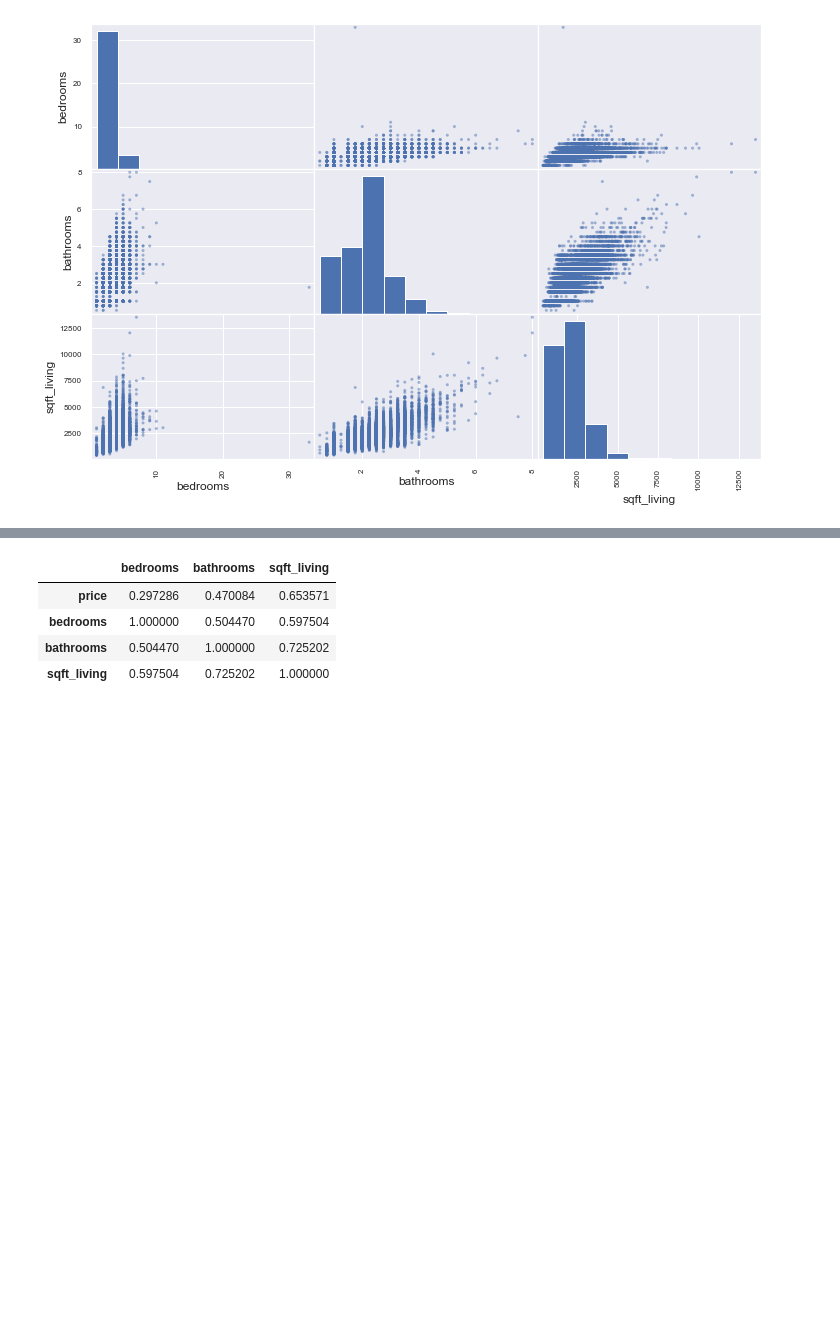
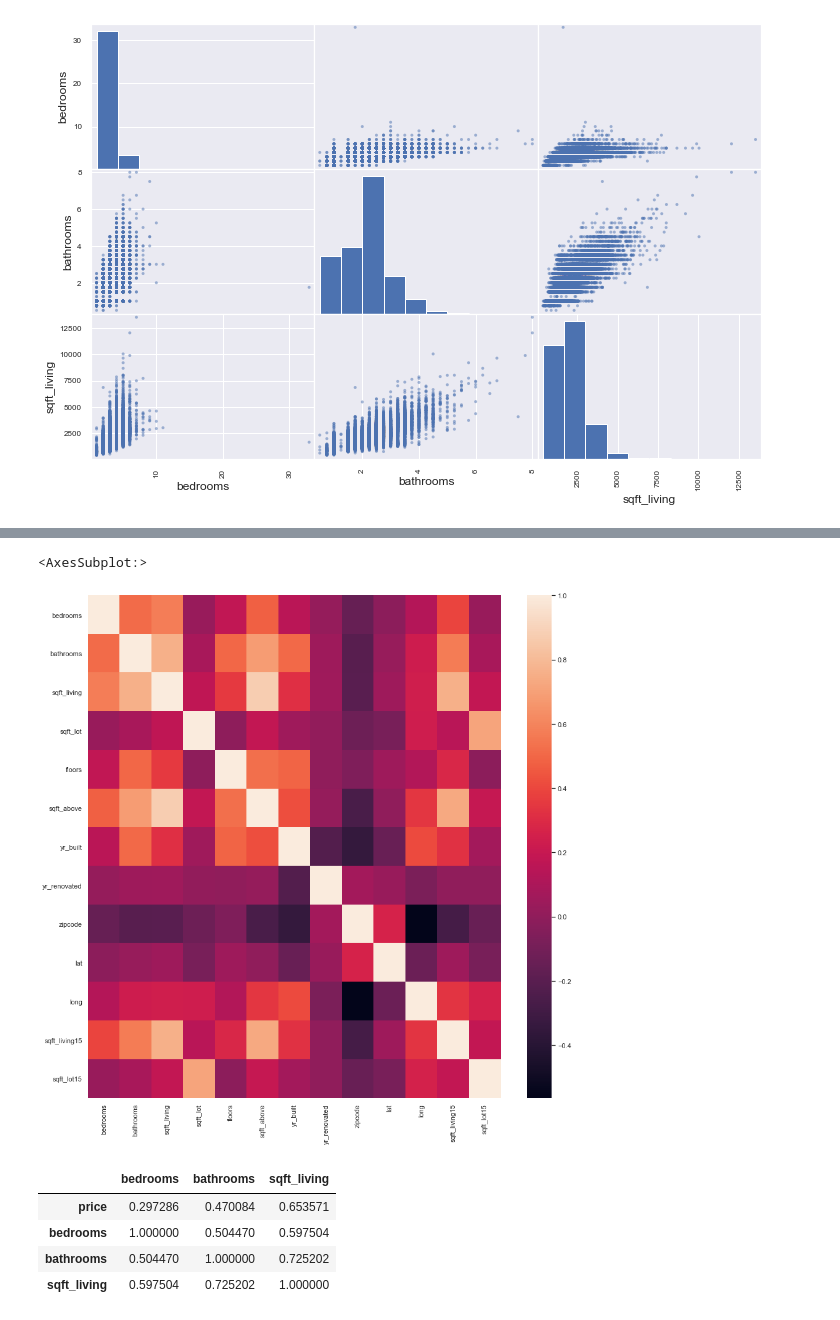
Before and after one commit to jaymhart76/project_2_KC, a Jupyter notebook: Student_project.ipynb, the cells around one changed output, grey strips where cells are left out. Cells and saved outputs as stored; diff of their text form; code cells hidden in the pictures; blank space fills up the shorter version.

```diff
--- a/Student_project.ipynb
+++ b/Student_project.ipynb
@@ -607,3 +649,9 @@ data.corr()
+# %%
+sns.set(rc={'figure.figsize':(15,15)})
+sns.heatmap(data.drop(['price', 'id'], axis=1).corr())
+# %% [output]
+<AxesSubplot:>
+[figure, added]
 # %%
 data_filtered.corr()[['bedrooms', 'bathrooms', 'sqft_living']]
 # %% [output]
```
Also changed, not shown: parts of 43 cells of this notebook.
